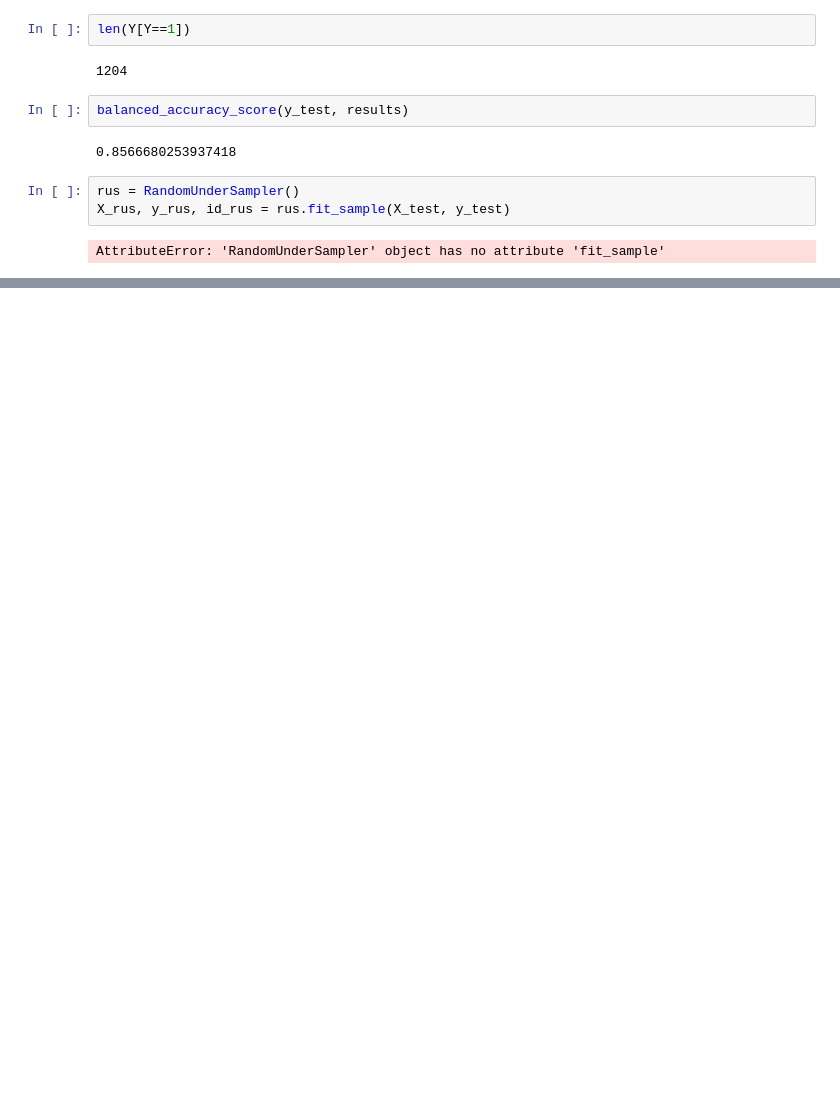
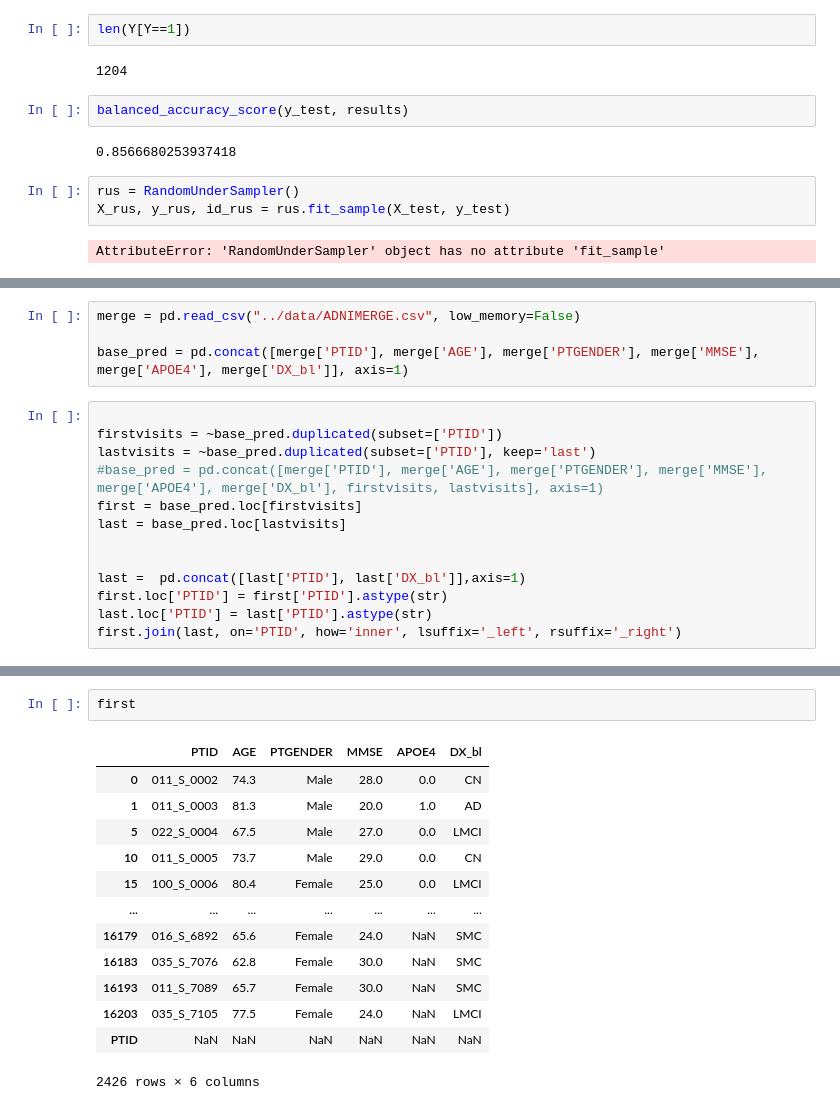
Before and after one commit to V1ncenttt/FYP-Alzheimer-Harmonisation, a Jupyter notebook: src/harmonisation.ipynb, the cells around one changed output, grey strips where cells are left out. Drawn from its saved outputs; the diff is of its cells as text; blank space fills up the shorter version.

Commit message:
Created 2 baseline classifiers, data analysis

```diff
--- a/src/harmonisation.ipynb
+++ b/src/harmonisation.ipynb
@@ -294,0 +307,17 @@ AttributeError: 'RandomUnderSampler' object has no attribute 'fit_sample'
+# %%
+merge = pd.read_csv("../data/ADNIMERGE.csv", low_memory=False)
+
+base_pred = pd.concat([merge['PTID'], merge['AGE'], merge['PTGENDER'], merge['MMSE'], merge['APOE4'], merge['DX_bl']], axis=1)
+# %%
+
+firstvisits = ~base_pred.duplicated(subset=['PTID'])
+lastvisits = ~base_pred.duplicated(subset=['PTID'], keep='last')
+#base_pred = pd.concat([merge['PTID'], merge['AGE'], merge['PTGENDER'], merge['MMSE'], merge['APOE4'], merge['DX_bl'], firstvisits, lastvisits], axis=1)
+first = base_pred.loc[firstvisits]
+last = base_pred.loc[lastvisits]
+
+
+last =  pd.concat([last['PTID'], last['DX_bl']],axis=1)
+first.loc['PTID'] = first['PTID'].astype(str)
+last.loc['PTID'] = last['PTID'].astype(str)
+first.join(last, on='PTID', how='inner', lsuffix='_left', rsuffix='_right')
@@ -294,0 +330,16 @@ AttributeError: 'RandomUnderSampler' object has no attribute 'fit_sample'
+# %%
+first
+# %% [output]
+|  | PTID | AGE | PTGENDER | MMSE | APOE4 | DX_bl |
+| 0 | 011_S_0002 | 74.3 | Male | 28.0 | 0.0 | CN |
+| 1 | 011_S_0003 | 81.3 | Male | 20.0 | 1.0 | AD |
+| 5 | 022_S_0004 | 67.5 | Male | 27.0 | 0.0 | LMCI |
+| 10 | 011_S_0005 | 73.7 | Male | 29.0 | 0.0 | CN |
+| 15 | 100_S_0006 | 80.4 | Female | 25.0 | 0.0 | LMCI |
+| ... | ... | ... | ... | ... | ... | ... |
+| 16179 | 016_S_6892 | 65.6 | Female | 24.0 | NaN | SMC |
+| 16183 | 035_S_7076 | 62.8 | Female | 30.0 | NaN | SMC |
+| 16193 | 011_S_7089 | 65.7 | Female | 30.0 | NaN | SMC |
+| 16203 | 035_S_7105 | 77.5 | Female | 24.0 | NaN | LMCI |
+| PTID | NaN | NaN | NaN | NaN | NaN | NaN |
+2426 rows × 6 columns
```
Also changed, not shown: parts of 6 cells of this notebook, 2 other files.
